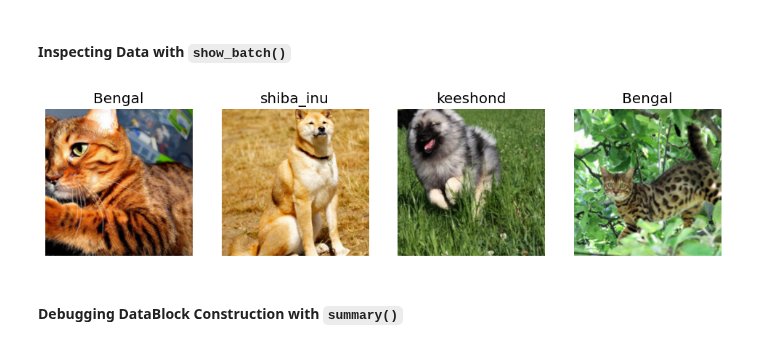
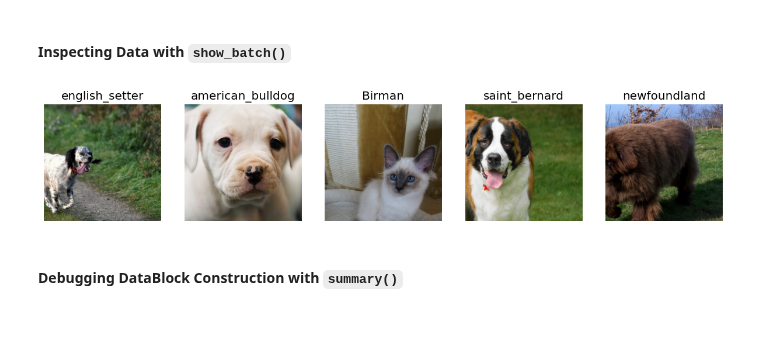
Before and after one commit to Firojpaudel/Machine-Learning-Notes, a Jupyter notebook: Practical Deep Learning For Coders/Chapter_5.ipynb, the cells around one changed output. Drawn from its saved outputs; the diff is of its cells as text; code cells hidden in the pictures.

````diff
--- a/Practical Deep Learning For Coders/Chapter_5.ipynb
+++ b/Practical Deep Learning For Coders/Chapter_5.ipynb
@@ -165,9 +165,9 @@
 # %% [markdown]
 #### Inspecting Data with ```show_batch()```
 # %%
-dls.show_batch(nrows=1, ncols=4)
+dls.show_batch(nrows=1, ncols=5)
 # %% [output]
-[figure, old version]
+[figure, new version]
 # %% [markdown]
 #### Debugging DataBlock Construction with ```summary()```
 # %% [markdown]
````
Also changed, not shown: parts of 2 cells of this notebook.
